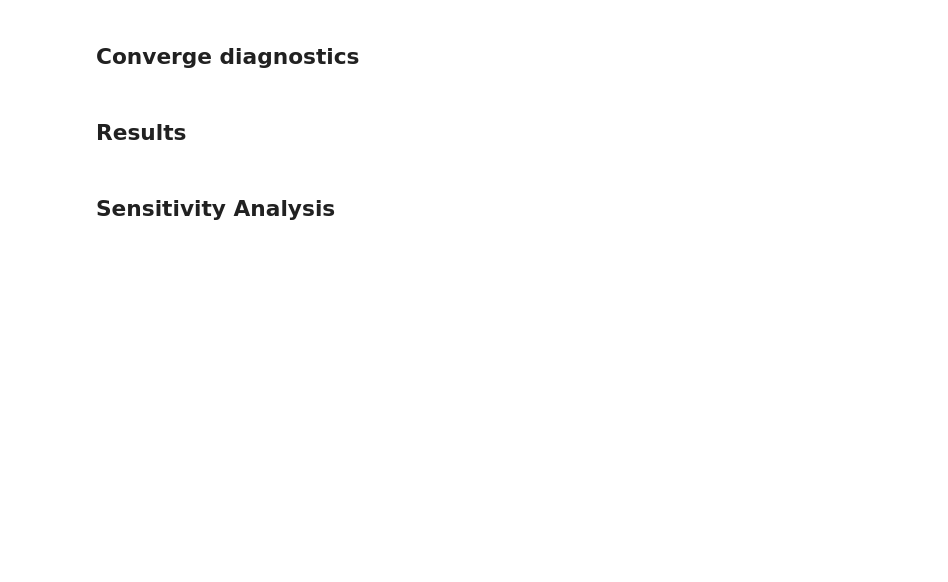
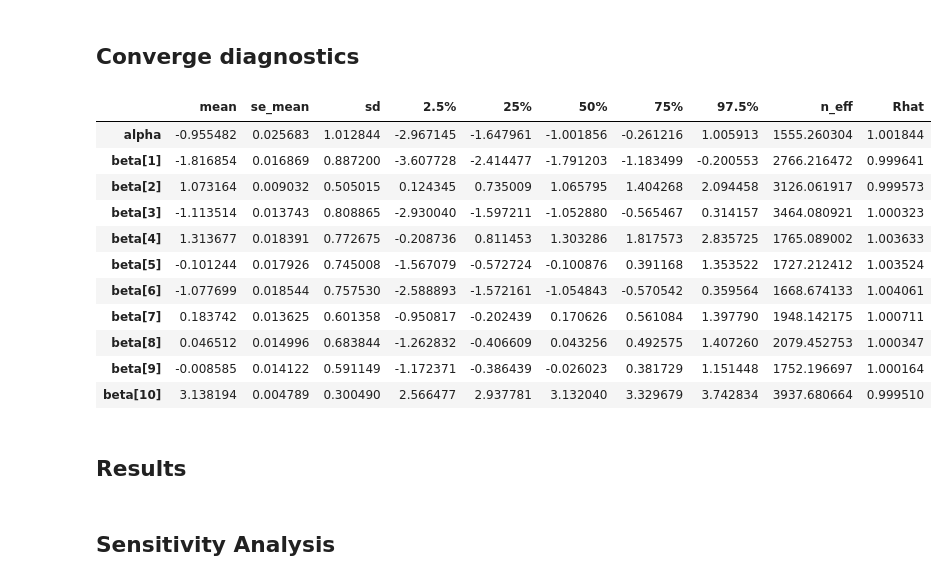
Before and after one commit to kapalk/bayesian_data_analysis_titanic, a Jupyter notebook: code/Bayesian Data Analysis - Course Project.ipynb, the cells around one changed output. Saved outputs shown, nothing was run; the diff lists cells and outputs as text; code cells hidden in the pictures; blank space fills up the shorter version.

```diff
--- a/code/Bayesian Data Analysis - Course Project.ipynb
+++ b/code/Bayesian Data Analysis - Course Project.ipynb
@@ -194,5 +205,21 @@ Accuracy test:  0.784688995215311
 # %% [markdown]
 ## Converge diagnostics
+# %%
+filt = ['alpha'] + ['beta[{}]'.format(i+1) for i in range(len(features))]
+my_utilities.create_fit_table(fit, 'fit_logistic_regression.tex', filter=filt)
+# %% [output]
+|  | mean | se_mean | sd | 2.5% | 25% | 50% | 75% | 97.5% | n_eff | Rhat |
+| alpha | -0.955482 | 0.025683 | 1.012844 | -2.967145 | -1.647961 | -1.001856 | -0.261216 | 1.005913 | 1555.260304 | 1.001844 |
+| beta[1] | -1.816854 | 0.016869 | 0.887200 | -3.607728 | -2.414477 | -1.791203 | -1.183499 | -0.200553 | 2766.216472 | 0.999641 |
+| beta[2] | 1.073164 | 0.009032 | 0.505015 | 0.124345 | 0.735009 | 1.065795 | 1.404268 | 2.094458 | 3126.061917 | 0.999573 |
+| beta[3] | -1.113514 | 0.013743 | 0.808865 | -2.930040 | -1.597211 | -1.052880 | -0.565467 | 0.314157 | 3464.080921 | 1.000323 |
+| beta[4] | 1.313677 | 0.018391 | 0.772675 | -0.208736 | 0.811453 | 1.303286 | 1.817573 | 2.835725 | 1765.089002 | 1.003633 |
+| beta[5] | -0.101244 | 0.017926 | 0.745008 | -1.567079 | -0.572724 | -0.100876 | 0.391168 | 1.353522 | 1727.212412 | 1.003524 |
+| beta[6] | -1.077699 | 0.018544 | 0.757530 | -2.588893 | -1.572161 | -1.054843 | -0.570542 | 0.359564 | 1668.674133 | 1.004061 |
+| beta[7] | 0.183742 | 0.013625 | 0.601358 | -0.950817 | -0.202439 | 0.170626 | 0.561084 | 1.397790 | 1948.142175 | 1.000711 |
+| beta[8] | 0.046512 | 0.014996 | 0.683844 | -1.262832 | -0.406609 | 0.043256 | 0.492575 | 1.407260 | 2079.452753 | 1.000347 |
+| beta[9] | -0.008585 | 0.014122 | 0.591149 | -1.172371 | -0.386439 | -0.026023 | 0.381729 | 1.151448 | 1752.196697 | 1.000164 |
+| beta[10] | 3.138194 | 0.004789 | 0.300490 | 2.566477 | 2.937781 | 3.132040 | 3.329679 | 3.742834 | 3937.680664 | 0.999510 |
 # %% [markdown]
 ## Results
 # %% [markdown]
```
Also changed, not shown: parts of 10 cells of this notebook.
